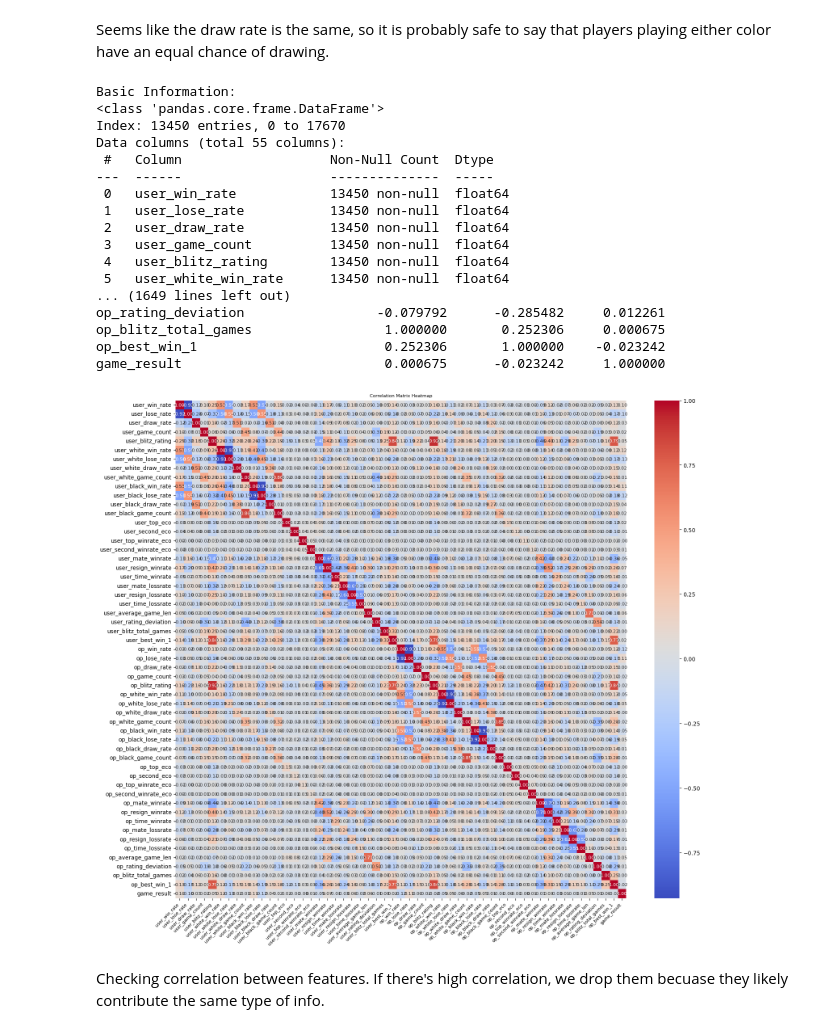
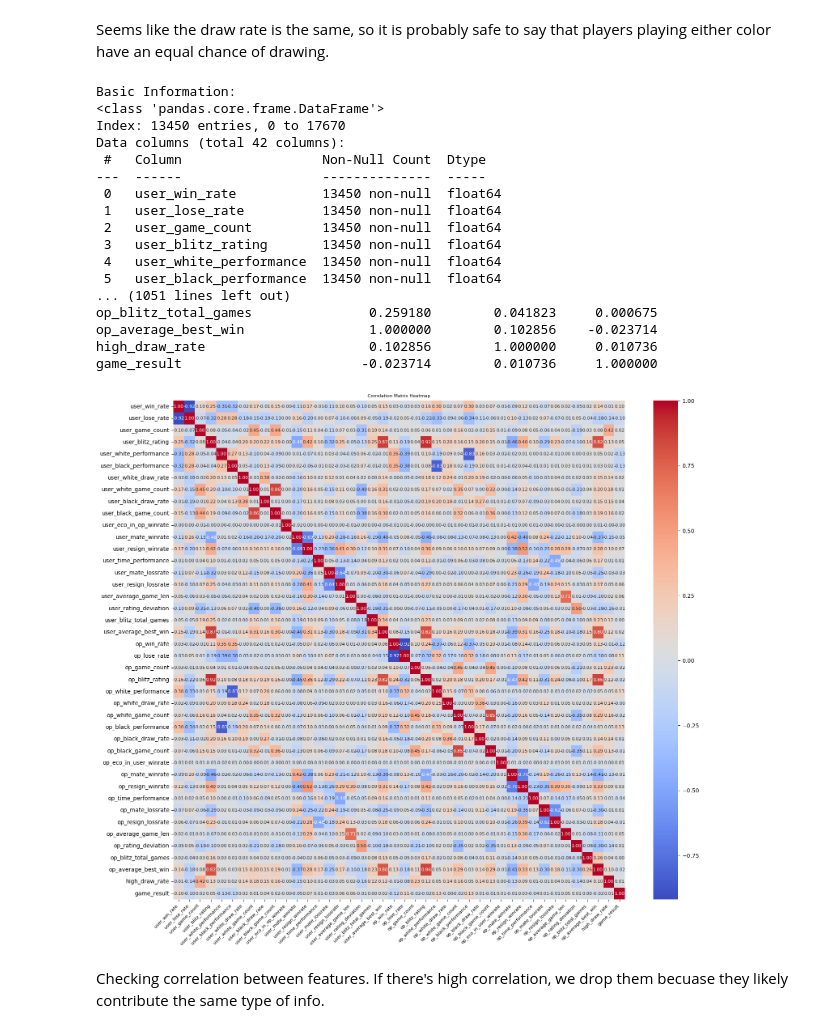
Before and after one commit to KaiSolter/cs506_final_project, a Jupyter notebook: midtermProgress/submissionLABEL.ipynb, the cells around one changed output. Saved outputs shown, nothing was run; the diff lists cells and outputs as text; code cells hidden in the pictures.

```diff
--- a/midtermProgress/submissionLABEL.ipynb
+++ b/midtermProgress/submissionLABEL.ipynb
@@ -333,3 +333,6 @@ plt.show()
 [figure]
 # %% [markdown]
 Seems like the draw rate is the same, so it is probably safe to say that players playing either color have an equal chance of drawing.
+# %%
+df['op_average_best_win'] = df[['op_best_win_1', 'op_best_win_2', 'op_best_win_3']].mean(axis=1)
+df['user_average_best_win'] = df[['user_best_win_1', 'user_best_win_2', 'user_best_win_3']].mean(axis=1)
@@ -336,14 +360,24 @@ Seems like the draw rate is the same, so it is probably safe to say that players
+# %%
+df['user_white_performance'] = df['user_white_win_rate'] * (1- df['op_black_lose_rate'])
+df['user_black_performance'] = df['user_black_win_rate'] * (1- df['op_white_lose_rate'])
+df['op_white_performance'] = df['op_white_win_rate'] * (1- df['user_black_lose_rate'])
+df['op_black_performance'] = df['op_black_win_rate'] * (1- df['user_white_lose_rate'])
+# %%
+df['high_draw_rate'] = ((df['user_draw_rate'] > 0.06) & (df['op_draw_rate'] > 0.06)).astype(int)
+# %%
+df['user_time_performance'] = df['user_time_winrate'] * df['op_time_lossrate']
+df['op_time_performance'] = df['op_time_winrate'] * df['user_time_lossrate']
 # %%
 relevant_features = [
-    'user_win_rate', 'user_lose_rate', 'user_draw_rate', 'user_game_count', 'user_blitz_rating', 'user_white_win_rate',
-    'user_white_lose_rate',	'user_white_draw_rate',	'user_white_game_count', 'user_black_win_rate',	'user_black_lose_rate',	'user_black_draw_rate',
-    'user_black_game_count', 'user_top_eco', 'user_second_eco', 'user_top_winrate_eco', 'user_second_winrate_eco', 'user_mate_winrate',	'user_resign_winrate',
-    'user_time_winrate', 'user_mate_lossrate', 'user_resign_lossrate', 'user_time_lossrate', 'user_average_game_len', 'user_rating_deviation',
-    'user_blitz_total_games', 'user_best_win_1', 'op_win_rate', 'op_lose_rate', 'op_draw_rate',
-    'op_game_count', 'op_blitz_rating',	'op_white_win_rate','op_white_lose_rate', 'op_white_draw_rate',	'op_white_game_count', 'op_black_win_rate',
-    'op_black_lose_rate', 'op_black_draw_rate',	'op_black_game_count', 'op_top_eco', 'op_second_eco', 'op_top_winrate_eco',	'op_second_winrate_eco',
-    'op_mate_winrate', 'op_resign_winrate', 'op_time_winrate', 'op_mate_lossrate', 'op_resign_lossrate', 'op_time_lossrate', 'op_average_game_len', 'op_rating_deviation',
-    'op_blitz_total_games', 'op_best_win_1', 'game_result'
+    'user_win_rate', 'user_lose_rate', 'user_game_count', 'user_blitz_rating', 'user_white_performance', 'user_black_performance',
+    'user_white_draw_rate',	'user_white_game_count', 'user_black_draw_rate',
+    'user_black_game_count', 'user_eco_in_op_winrate', 'user_mate_winrate',	'user_resign_winrate',
+    'user_time_performance', 'user_mate_lossrate', 'user_resign_lossrate', 'user_average_game_len', 'user_rating_deviation',
+    'user_blitz_total_games', 'user_average_best_win', 'op_win_rate', 'op_lose_rate',
+    'op_game_count', 'op_blitz_rating',	'op_white_performance', 'op_white_draw_rate','op_white_game_count', 'op_black_performance',
+  'op_black_draw_rate',	'op_black_game_count', 'op_eco_in_user_winrate',
+    'op_mate_winrate', 'op_resign_winrate', 'op_time_performance', 'op_mate_lossrate', 'op_resign_lossrate', 'op_average_game_len', 'op_rating_deviation',
+    'op_blitz_total_games', 'op_average_best_win', 'high_draw_rate', 'game_result'
 ]
 df_relevant = df[relevant_features]
 # Display basic information about the relevant data
@@ -364,48 +398,48 @@ print("\n")
 
 # Generate correlation matrix for the dataset
 correlation_matrix = df_relevant.corr()
 print("Correlation Matrix:")
 print(correlation_matrix)
 
 # Display the correlation matrix as a heatmap with better readability
 plt.figure(figsize=(18, 16))  # Increase figure size for readability
 sns.heatmap(
     correlation_matrix,
     annot=True,
     fmt=".2f",
     cmap="coolwarm",
     cbar=True,
     annot_kws={"size": 8}  # Set annotation font size
 )
 
 # Rotate labels for readability
 plt.xticks(rotation=45, ha="right", fontsize=8)
 plt.yticks(rotation=0, fontsize=10)
 
 # Add a title
 plt.title("Correlation Matrix Heatmap", fontsize=8)
 
 # Show the plot
 plt.show()
 # %% [output]
 Basic Information:
 <class 'pandas.core.frame.DataFrame'>
 Index: 13450 entries, 0 to 17670
-Data columns (total 55 columns):
- #   Column                   Non-Null Count  Dtype
----  ------                   --------------  -----
- 0   user_win_rate            13450 non-null  float64
- 1   user_lose_rate           13450 non-null  float64
- 2   user_draw_rate           13450 non-null  float64
- 3   user_game_count          13450 non-null  float64
- 4   user_blitz_rating        13450 non-null  float64
- 5   user_white_win_rate      13450 non-null  float64
-... (1649 lines left out)
-op_rating_deviation                 -0.079792      -0.285482     0.012261
-op_blitz_total_games                 1.000000       0.252306     0.000675
-op_best_win_1                        0.252306       1.000000    -0.023242
-game_result                          0.000675      -0.023242     1.000000
+Data columns (total 42 columns):
+ #   Column                  Non-Null Count  Dtype
+---  ------                  --------------  -----
+ 0   user_win_rate           13450 non-null  float64
+ 1   user_lose_rate          13450 non-null  float64
+ 2   user_game_count         13450 non-null  float64
+ 3   user_blitz_rating       13450 non-null  float64
+ 4   user_white_performance  13450 non-null  float64
+ 5   user_black_performance  13450 non-null  float64
+... (1051 lines left out)
+op_blitz_total_games               0.259180        0.041823     0.000675
+op_average_best_win                1.000000        0.102856    -0.023714
+high_draw_rate                     0.102856        1.000000     0.010736
+game_result                       -0.023714        0.010736     1.000000
-[figure, old version]
+[figure, new version]
 # %% [markdown]
 Checking correlation between features. If there's high correlation, we drop them becuase they likely contribute the same type of info.
 # %% [markdown]
```
Also changed, not shown: parts of 6 cells of this notebook.
